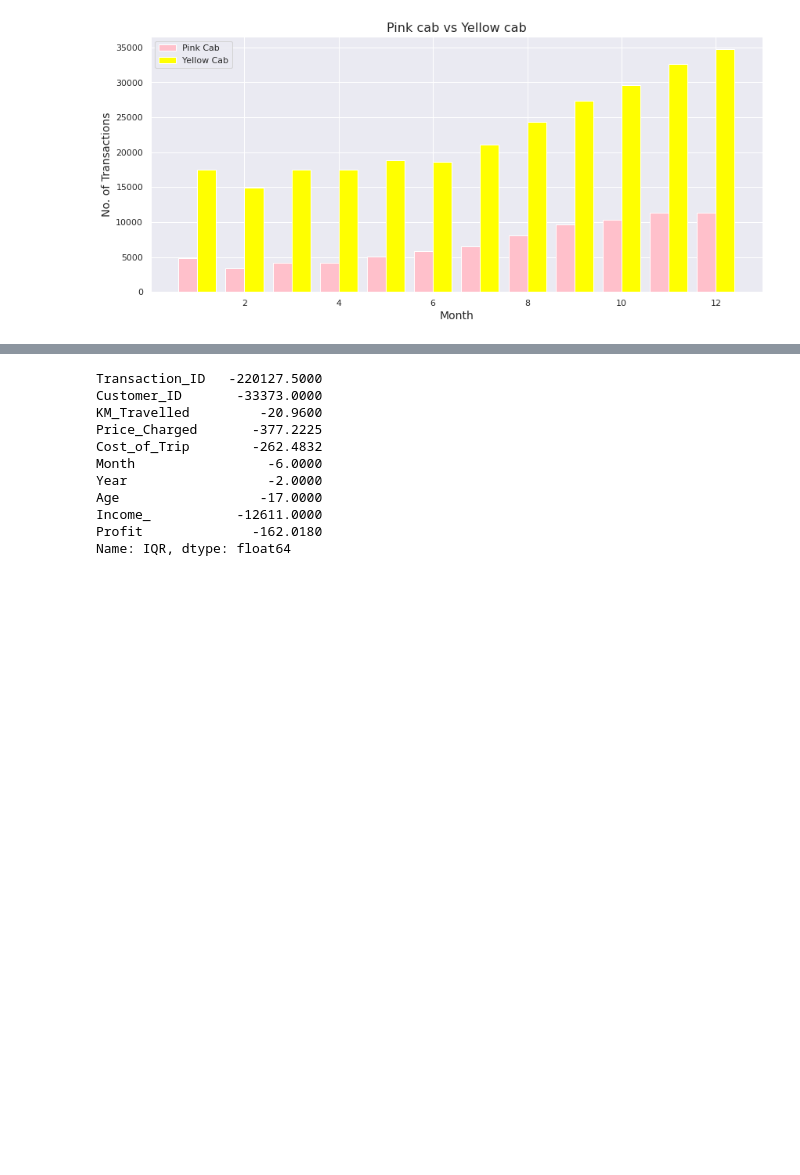
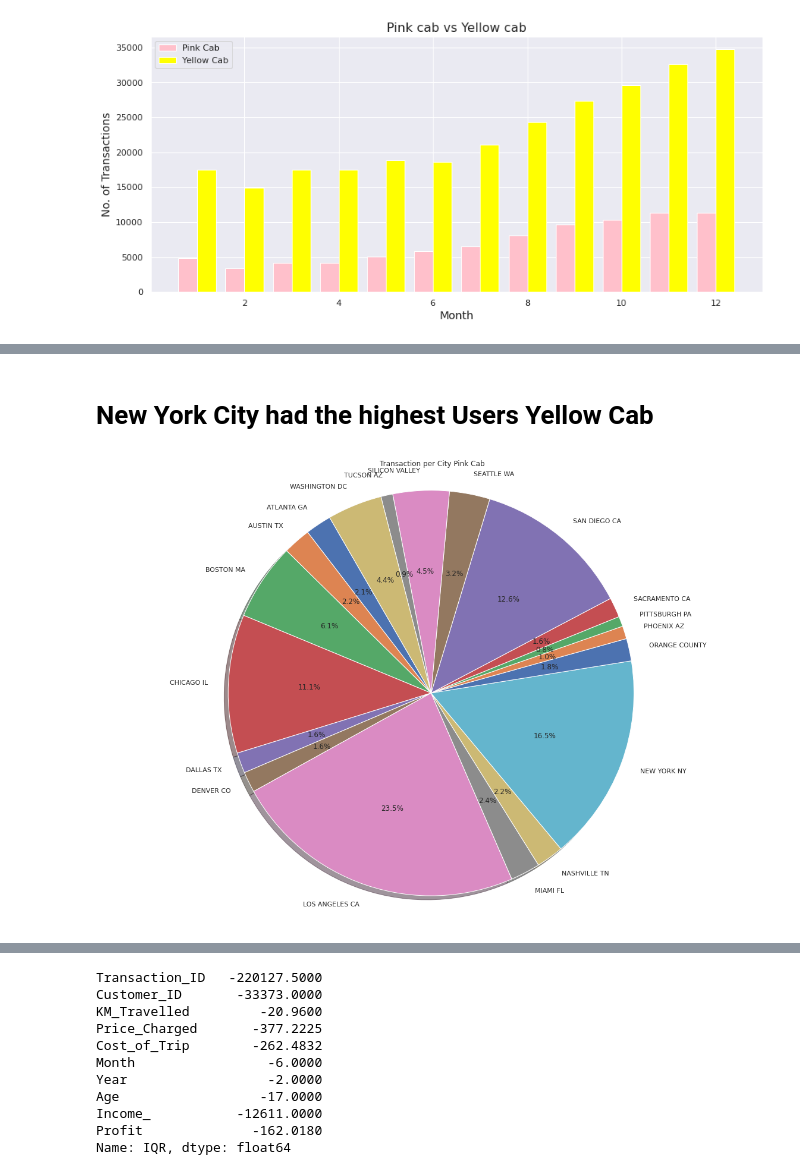
Before and after one commit to QuinAmii/G2M-Cab-Companies-EDA-Hypothesis, a Jupyter notebook: G2M_insight_for_Cab_Investment_firm.ipynb, the cells around one changed output, grey strips where cells are left out. Drawn from its saved outputs; the diff is of its cells as text; code cells hidden in the pictures; blank space fills up the shorter version.

```diff
--- a/G2M_insight_for_Cab_Investment_firm.ipynb
+++ b/G2M_insight_for_Cab_Investment_firm.ipynb
@@ -528,0 +585,14 @@ plt.show()
+# %% [markdown]
+# **New York City had the highest Users Yellow Cab**
+# %%
+labels = City_pink.index
+Value = City_pink.values
+figp, axp = plt.subplots(figsize=(20,14))
+axp.pie(Value , labels=labels, autopct='%1.1f%%',shadow=True, startangle=120,)
+axp.axis('equal')
+
+
+plt.title('Transaction per City Pink Cab')
+plt.show()
+# %% [output]
+[figure, added]
```
Also changed, not shown: parts of 15 cells of this notebook.
